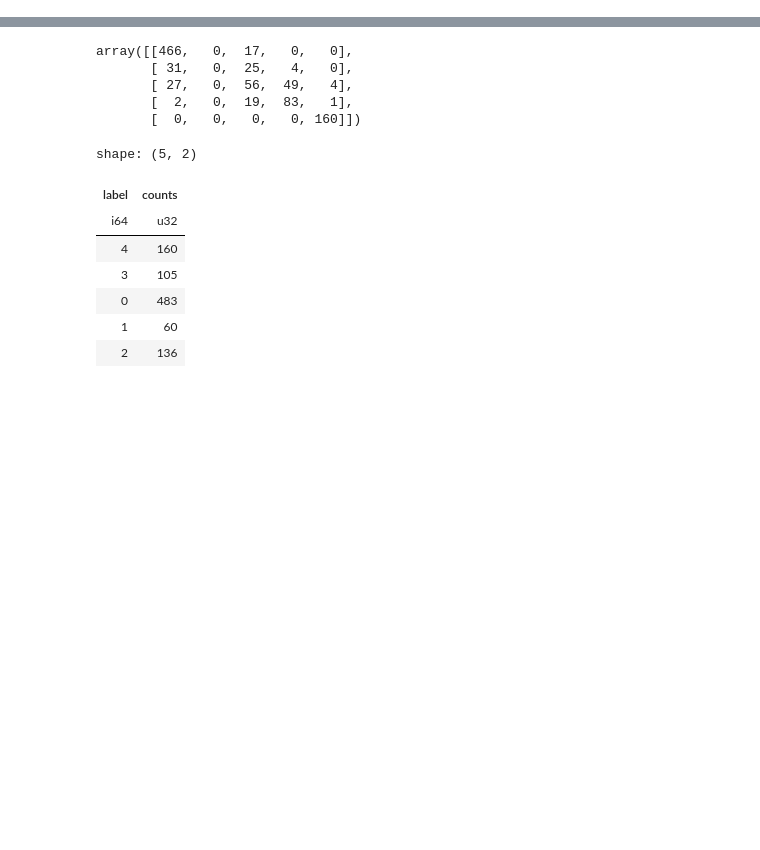
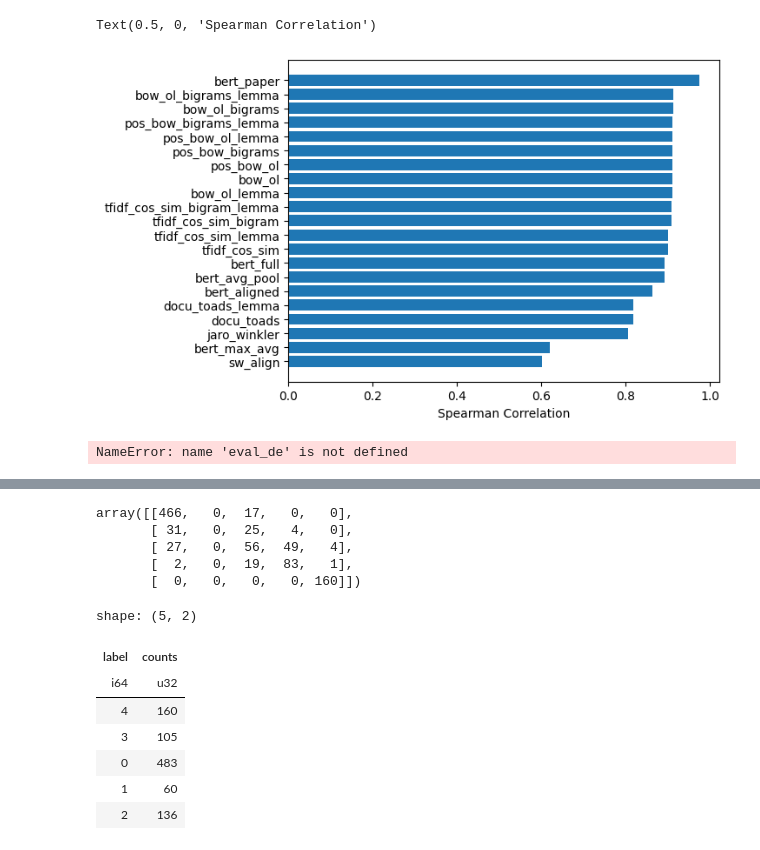
Before and after one commit to PeterWalchhofer/law-bill-similarity, a Jupyter notebook: experiment.ipynb, the cells around one changed output, grey strips where cells are left out. Drawn from its saved outputs; the diff is of its cells as text; code cells hidden in the pictures; blank space fills up the shorter version.

```diff
--- a/experiment.ipynb
+++ b/experiment.ipynb
@@ -153,7 +220,9 @@ test_metrics_de = pl.read_csv("data/results/test_metrics_de.csv")
 # %%
 paper_pred_de = pl.read_csv("data/predictions/test_preds_de.csv")
+paper_pred_en = pl.read_csv("data/predictions/test_preds_en.csv")
 test_metrics_de = test_metrics_de.with_columns([
-    pl.Series(paper_pred_de["paper_preds"]).alias("paper_preds"),
+    pl.Series(paper_pred_de["paper_preds"]/4).alias("bert_paper"),
 ])
+test_metrics_en = test_metrics_en.with_columns([
+    pl.Series(paper_pred_en["paper_preds"] /4).alias("bert_paper"),
+])
-# %%
-train_metrics_en, val_metrics_en, test_metrics_en = pipeline("en")
@@ -163,7 +230,9 @@ test = load_df("test", "de")
 # spearman correlation
 from scipy.stats import spearmanr
 
-results = []
-for col in test_metrics_de.columns:
-    corr = spearmanr(test_metrics_de[col], test["label"])
-    results.append((col, corr.correlation))
+def evaluate_spearmanr(test_metrics, labels):
+    results = []
+    for col in test_metrics.columns:
+        corr = spearmanr(test_metrics[col], labels)
+        results.append((col, corr.correlation))
+    return pl.DataFrame(results, schema=["method", "corr"]).sort(by="corr",descending=False)
@@ -171,0 +239,2 @@ pl.DataFrame(results, schema=["method", "corr"]).sort(by="corr",descending=True)
+# %%
+eval_en = evaluate_spearmanr(test_metrics_en, test_en["label"])
@@ -171,0 +263,7 @@ pl.DataFrame(results, schema=["method", "corr"]).sort(by="corr",descending=True)
+# %%
+from matplotlib import pyplot as plt
+plt.barh(eval_en["method"].to_numpy(), eval_en["corr"].to_numpy())
+plt.xlabel("Spearman Correlation")
+# %% [output]
+Text(0.5, 0, 'Spearman Correlation')
+[figure, added]
@@ -171,0 +272,4 @@ pl.DataFrame(results, schema=["method", "corr"]).sort(by="corr",descending=True)
+# %%
+eval_de
+# %% [output]
+NameError: name 'eval_de' is not defined
```
Also changed, not shown: parts of 18 cells of this notebook, 3 other files.
